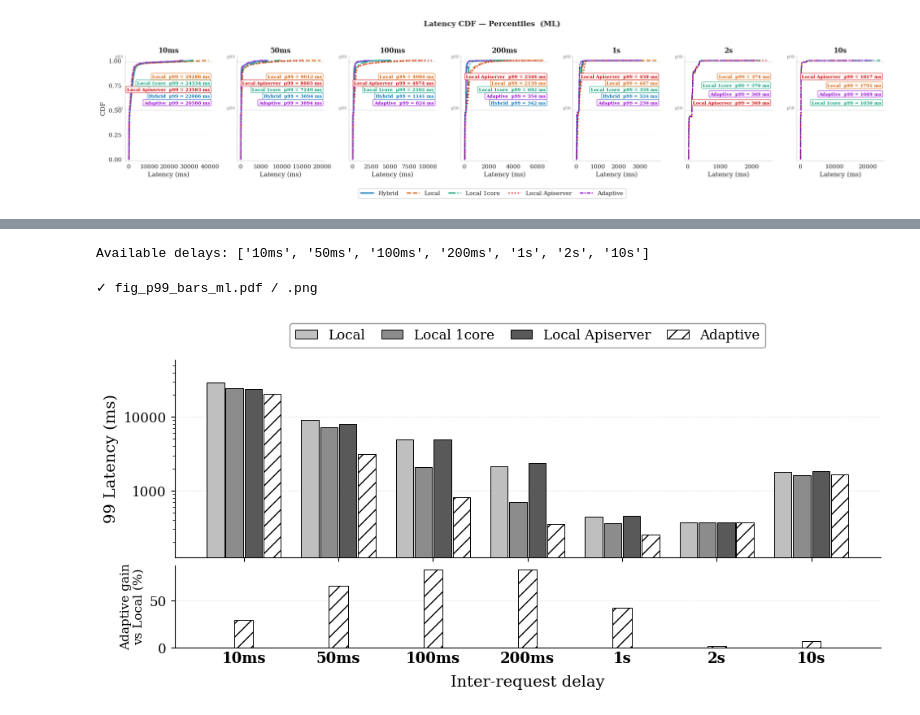
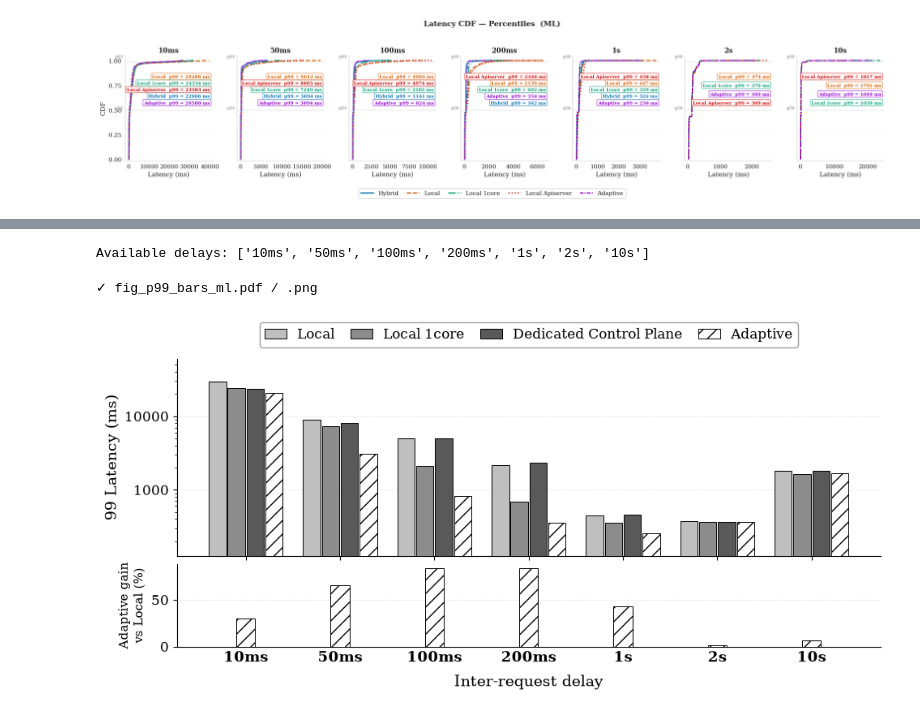
Before and after one commit to Tchoutcha/kubernetes-edge-research, a Jupyter notebook: Final_dataset/resultats_decomposed_with_energie/ML/all_data/Untitled5.ipynb, the cells around one changed output, grey strips where cells are left out. Drawn from its saved outputs; the diff is of its cells as text; code cells hidden in the pictures.

```diff
--- a/Final_dataset/resultats_decomposed_with_energie/ML/all_data/Untitled5.ipynb
+++ b/Final_dataset/resultats_decomposed_with_energie/ML/all_data/Untitled5.ipynb
@@ -522,7 +360,7 @@ import matplotlib.ticker as ticker
 import numpy as np
 import os
 
-# ── Typography (OSDI / ACM SOSP style) ───────────────────────────────────────
+# ── T───────────────────────────────────────
 plt.rcParams.update({
     "font.family":       "serif",
     "font.serif":        ["Times New Roman", "DejaVu Serif"],
@@ -541,22 +379,21 @@ plt.rcParams.update({
 
 # ── Palette: grayscale + hatching (B&W-safe, no Hybrid) ──────────────────────
 STYLES = {
-    "Local":            {"color": "0.75", "hatch": None},
-    "Local 1core":      {"color": "0.55", "hatch": None},
-    "Local Apiserver":  {"color": "0.35", "hatch": None},
-    "Adaptive":         {"color": "white", "hatch": "//"},
+    "Local":                  {"color": "0.75", "hatch": None},
+    "Local 1core":            {"color": "0.55", "hatch": None},
+    "Dedicated Control Plane": {"color": "0.35", "hatch": None},
+    "Adaptive":               {"color": "white", "hatch": "//"},
 }
+
 MODES = list(STYLES.keys())
 
-# ── Config ────────────────────────────────────────────────────────────────────
-DELAYS   = ["10ms", "50ms", "100ms", "200ms", "1s", "2s", "10s"]
-DATA_DIR = "."
 FILES = {
-    "Local":            {d: f"all_data_decomposed_{d}.csv"            for d in DELAYS},
-    "Local 1core":      {d: f"all_data_decomposed_{d}_1core.csv"      for d in DELAYS},
-    "Local Apiserver":  {d: f"all_data_decomposed_{d}_apiserver.csv"  for d in DELAYS},
-    "Adaptive":         {d: f"all_data_decomposed_controller_{d}.csv" for d in DELAYS},
+    "Local":                  {d: f"all_data_decomposed_{d}.csv"            for d in DELAYS},
+    "Local 1core":            {d: f"all_data_decomposed_{d}_1core.csv"      for d in DELAYS},
+    "Dedicated Control Plane": {d: f"all_data_decomposed_{d}_apiserver.csv" for d in DELAYS},
+    "Adaptive":               {d: f"all_data_decomposed_controller_{d}.csv" for d in DELAYS},
 }
+
 
 
 def load_series(arch, delay):
@@ -611,34 +448,34 @@ ax.grid(True, axis="y", linestyle=":", linewidth=0.4, color="0.75", zorder=0)
 ax.set_yscale("log")
 ax.yaxis.set_major_formatter(ticker.ScalarFormatter())
 ax.margins(y=0.15)
 
 ax.legend(
     loc="upper center", ncol=n_modes, bbox_to_anchor=(0.5, 1.22),
     frameon=True, framealpha=0.95, edgecolor="0.6", handlelength=1.6,
     columnspacing=1.2,
 )
 
 # ── Bottom panel: % reduction of Adaptive vs best static baseline ────────────
 bar_colors = ["0.10" if v >= 0 else "0.75" for v in reduction_pct]
 ax2.bar(x, reduction_pct, width=0.2, color="white", edgecolor="black",hatch="//",
         linewidth=0.7, zorder=3)
 ax2.axhline(0, color="white", linewidth=0.8, zorder=1)
 ax2.set_ylabel("Adaptive gain\nvs Local (%)", fontsize=11)
 ax2.grid(True, axis="y", linestyle=":", linewidth=0.4, color="0.75", zorder=0)
 
 ax2.set_xlabel("Inter-request delay", labelpad=8)
 ax2.set_xticks(x)
 ax2.set_xticklabels(available, fontweight="bold")
 ax2.tick_params(axis="x", length=0)
 
 plt.tight_layout()
 fig.savefig("fig_p99_bars_ml.pdf", dpi=300, bbox_inches="tight")
 fig.savefig("fig_p99_bars_ml.png", dpi=300, bbox_inches="tight")
 print("✓ fig_p99_bars_ml.pdf / .png")
 # %% [output]
 Available delays: ['10ms', '50ms', '100ms', '200ms', '1s', '2s', '10s']
 ✓ fig_p99_bars_ml.pdf / .png
-[figure, old version]
+[figure, new version]
 # %%
 import pandas as pd
 import matplotlib.pyplot as plt
```
Also changed, not shown: parts of 4 cells of this notebook.
